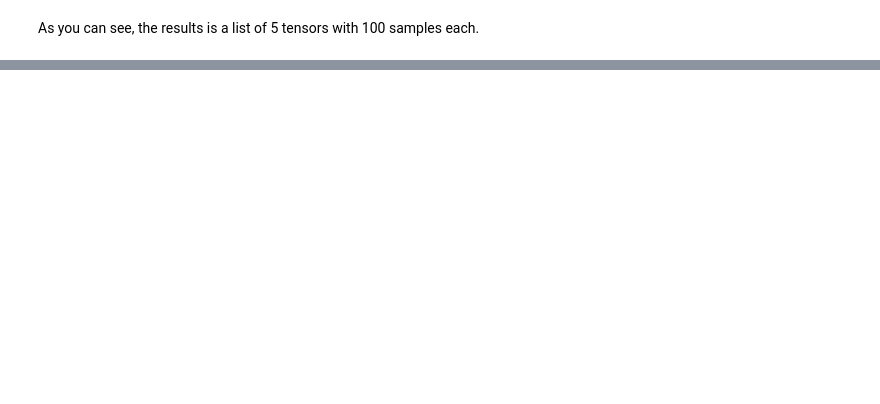
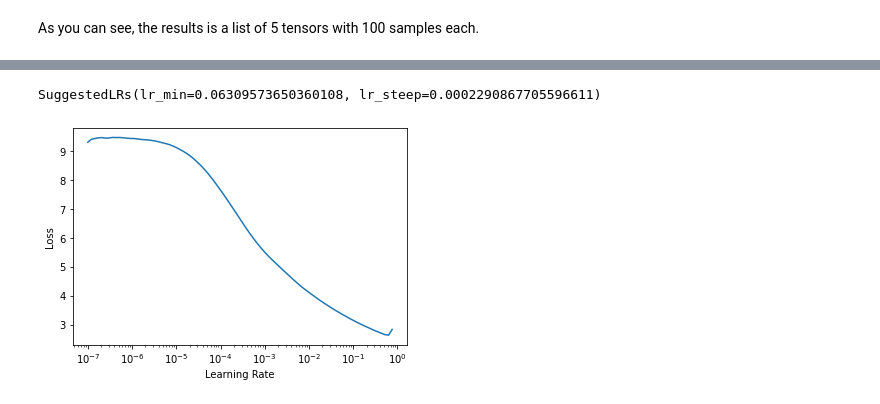
Before and after one commit to tcapelle/moving_mnist, a Jupyter notebook: 03_train_seq2seq.ipynb, the cells around one changed output, grey strips where cells are left out. Saved outputs shown, nothing was run; the diff lists cells and outputs as text; code cells hidden in the pictures; blank space fills up the shorter version.

```diff
--- a/03_train_seq2seq.ipynb
+++ b/03_train_seq2seq.ipynb
@@ -108,0 +104,3 @@ show_res(p,k, True)
+# %%
+learn.lr_find()
+# %% [output]
@@ -108,0 +108,2 @@ show_res(p,k, True)
+SuggestedLRs(lr_min=0.06309573650360108, lr_steep=0.0002290867705596611)
+[figure, added]
```
Also changed, not shown: parts of 21 cells of this notebook, 7 other files.
